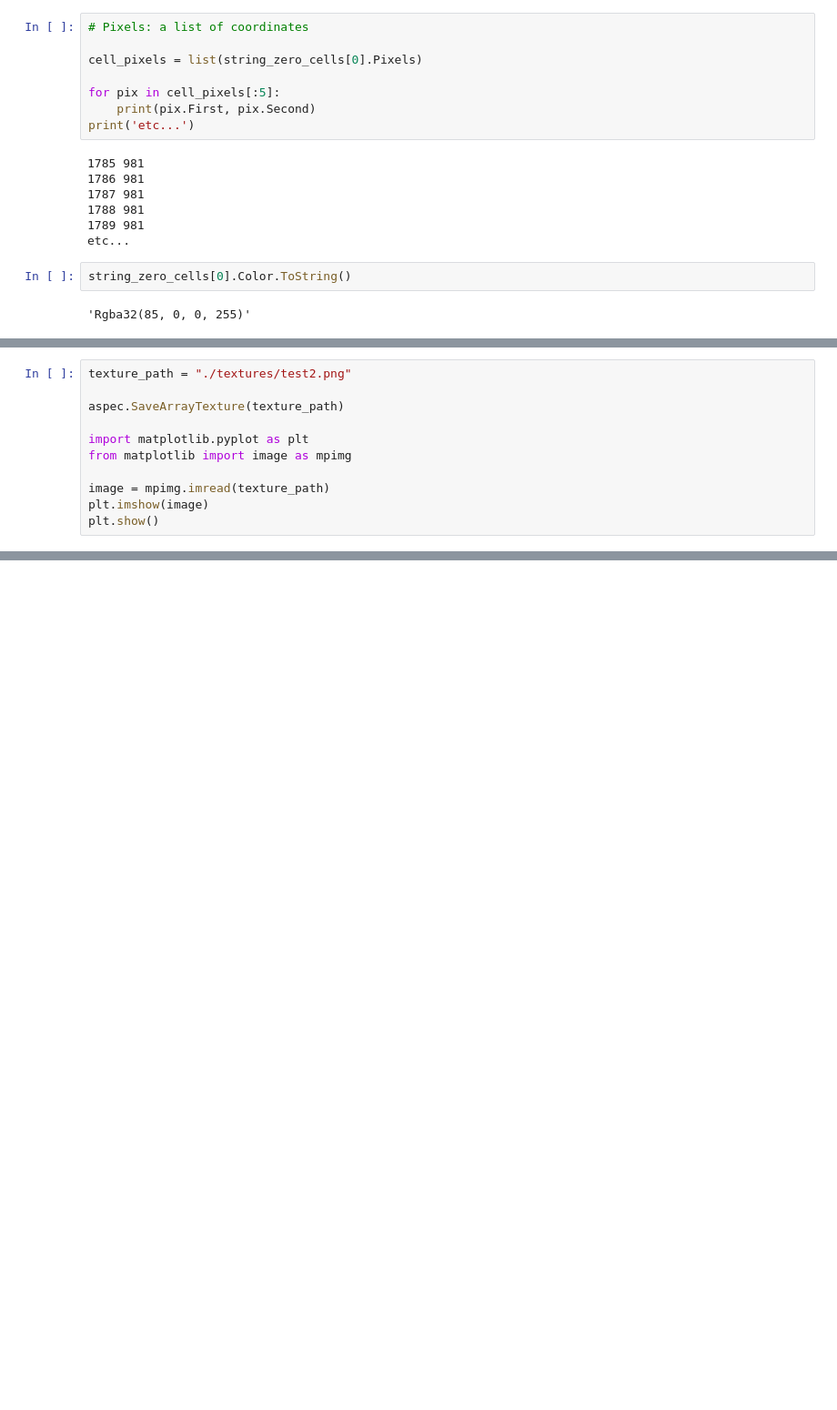
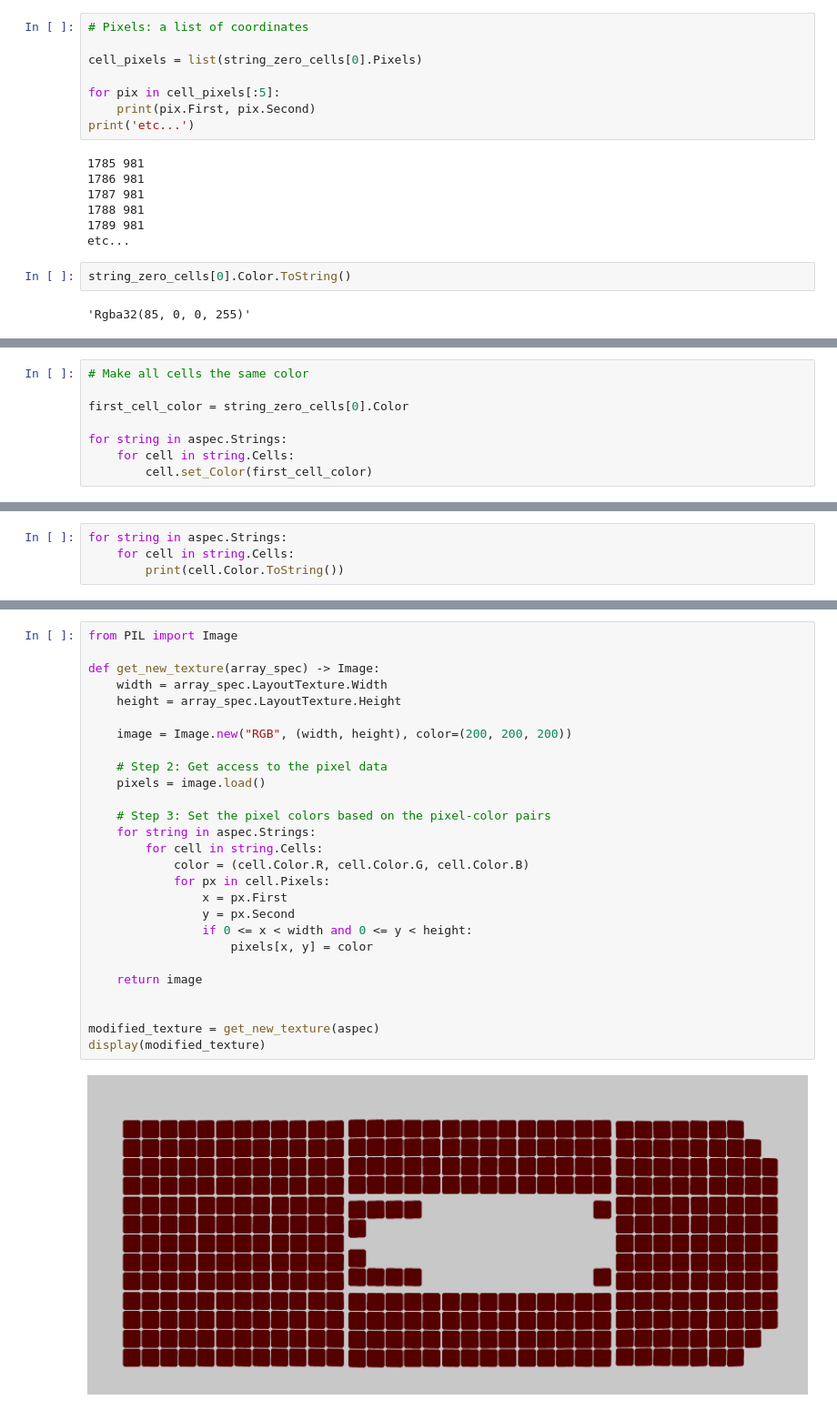
Before and after one commit to UBC-Solar/shellpower, a Jupyter notebook: shellpower/explore_arrayspec.ipynb, the cells around one changed output, grey strips where cells are left out. Shown at 91% size. Saved outputs shown, nothing was run; the diff lists cells and outputs as text; blank space fills up the shorter version.

Commit message:
Complete texture rebuilding using Pillow

```diff
--- a/shellpower/explore_arrayspec.ipynb
+++ b/shellpower/explore_arrayspec.ipynb
@@ -158,11 +175,8 @@ for string in aspec.Strings:
 # %%
-texture_path = "./textures/test2.png"
+# Make all cells the same color
 
-aspec.SaveArrayTexture(texture_path)
+first_cell_color = string_zero_cells[0].Color
 
-import matplotlib.pyplot as plt
-from matplotlib import image as mpimg
-
-image = mpimg.imread(texture_path)
-plt.imshow(image)
-plt.show()
+for string in aspec.Strings:
+    for cell in string.Cells:
+        cell.set_Color(first_cell_color)
@@ -172,0 +183,4 @@ Didn't work. Will continue later.
+# %%
+for string in aspec.Strings:
+    for cell in string.Cells:
+        print(cell.Color.ToString())
@@ -172,0 +211,29 @@ Didn't work. Will continue later.
+# %%
+from PIL import Image
+
+def get_new_texture(array_spec) -> Image:
+    width = array_spec.LayoutTexture.Width
+    height = array_spec.LayoutTexture.Height
+
+    image = Image.new("RGB", (width, height), color=(200, 200, 200))
+
+    # Step 2: Get access to the pixel data
+    pixels = image.load()
+
+    # Step 3: Set the pixel colors based on the pixel-color pairs
+    for string in aspec.Strings:
+        for cell in string.Cells:
+            color = (cell.Color.R, cell.Color.G, cell.Color.B)
+            for px in cell.Pixels:
+                x = px.First
+                y = px.Second
+                if 0 <= x < width and 0 <= y < height:
+                    pixels[x, y] = color
+
+    return image
+
+
+modified_texture = get_new_texture(aspec)
+display(modified_texture)
+# %% [output]
+[figure, added]
```
Also changed, not shown: parts of 10 cells of this notebook.
